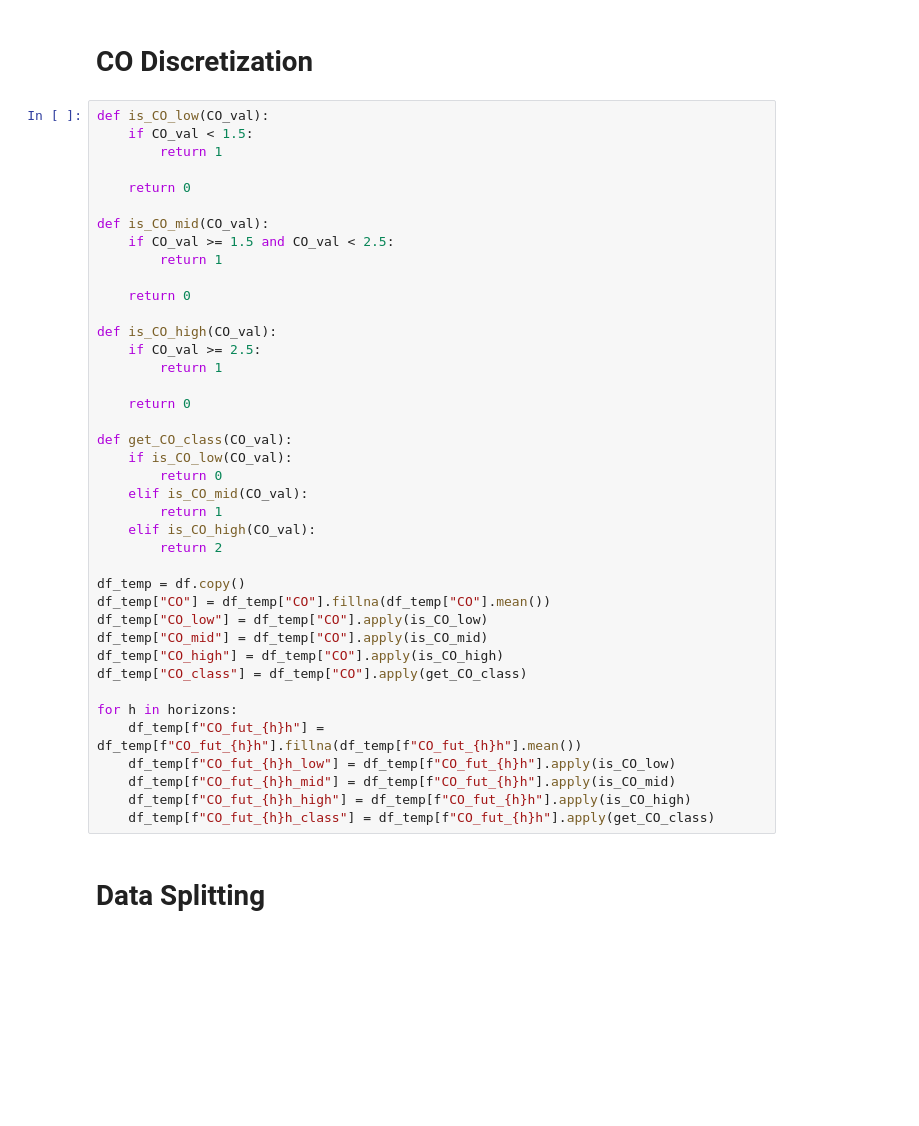
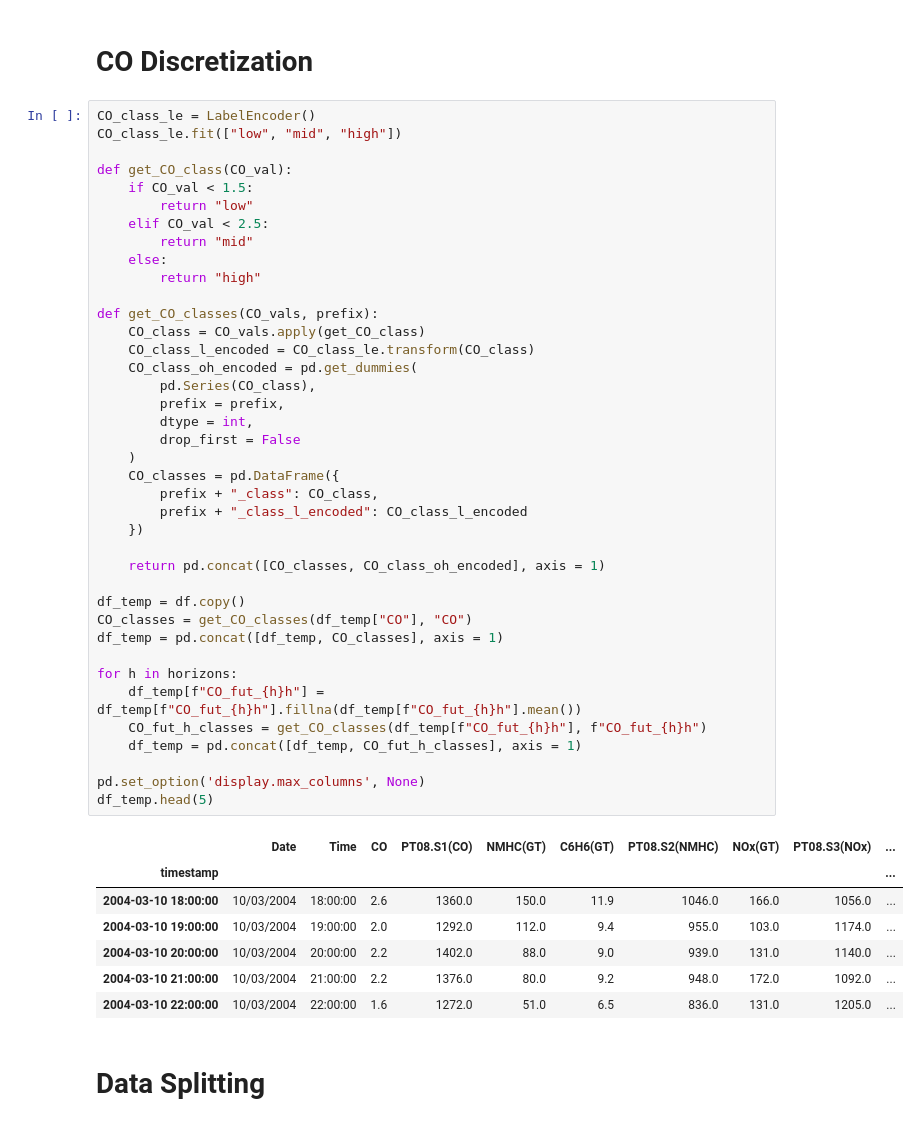
Before and after one commit to A-Ariyanto/COMP9417-group-project, a Jupyter notebook: classification_models.ipynb, the cells around one changed output. Cells and saved outputs as stored; diff of their text form; blank space fills up the shorter version.

```diff
--- a/classification_models.ipynb
+++ b/classification_models.ipynb
@@ -28,45 +25,52 @@ lags = [1, 2, 3, 24]
 # %% [markdown]
 # CO Discretization
 # %%
-def is_CO_low(CO_val):
-    if CO_val < 1.5:
-        return 1
-
-    return 0
-
-def is_CO_mid(CO_val):
-    if CO_val >= 1.5 and CO_val < 2.5:
-        return 1
-
-    return 0
-
-def is_CO_high(CO_val):
-    if CO_val >= 2.5:
-        return 1
-
-    return 0
+CO_class_le = LabelEncoder()
+CO_class_le.fit(["low", "mid", "high"])
 
 def get_CO_class(CO_val):
-    if is_CO_low(CO_val):
-        return 0
-    elif is_CO_mid(CO_val):
-        return 1
-    elif is_CO_high(CO_val):
-        return 2
+    if CO_val < 1.5:
+        return "low"
+    elif CO_val < 2.5:
+        return "mid"
+    else:
+        return "high"
+
+def get_CO_classes(CO_vals, prefix):
+    CO_class = CO_vals.apply(get_CO_class)
+    CO_class_l_encoded = CO_class_le.transform(CO_class)
+    CO_class_oh_encoded = pd.get_dummies(
+        pd.Series(CO_class),
+        prefix = prefix,
+        dtype = int,
+        drop_first = False
+    )
+    CO_classes = pd.DataFrame({
+        prefix + "_class": CO_class,
+        prefix + "_class_l_encoded": CO_class_l_encoded
+    })
+
+    return pd.concat([CO_classes, CO_class_oh_encoded], axis = 1)
 
 df_temp = df.copy()
-df_temp["CO"] = df_temp["CO"].fillna(df_temp["CO"].mean())
-df_temp["CO_low"] = df_temp["CO"].apply(is_CO_low)
-df_temp["CO_mid"] = df_temp["CO"].apply(is_CO_mid)
-df_temp["CO_high"] = df_temp["CO"].apply(is_CO_high)
-df_temp["CO_class"] = df_temp["CO"].apply(get_CO_class)
+CO_classes = get_CO_classes(df_temp["CO"], "CO")
+df_temp = pd.concat([df_temp, CO_classes], axis = 1)
 
 for h in horizons:
     df_temp[f"CO_fut_{h}h"] = df_temp[f"CO_fut_{h}h"].fillna(df_temp[f"CO_fut_{h}h"].mean())
-    df_temp[f"CO_fut_{h}h_low"] = df_temp[f"CO_fut_{h}h"].apply(is_CO_low)
-    df_temp[f"CO_fut_{h}h_mid"] = df_temp[f"CO_fut_{h}h"].apply(is_CO_mid)
-    df_temp[f"CO_fut_{h}h_high"] = df_temp[f"CO_fut_{h}h"].apply(is_CO_high)
-    df_temp[f"CO_fut_{h}h_class"] = df_temp[f"CO_fut_{h}h"].apply(get_CO_class)
+    CO_fut_h_classes = get_CO_classes(df_temp[f"CO_fut_{h}h"], f"CO_fut_{h}h")
+    df_temp = pd.concat([df_temp, CO_fut_h_classes], axis = 1)
+
+pd.set_option('display.max_columns', None)
+df_temp.head(5)
+# %% [output]
+|  | Date | Time | CO | PT08.S1(CO) | NMHC(GT) | C6H6(GT) | PT08.S2(NMHC) | NOx(GT) | PT08.S3(NOx) | ... |
+| timestamp |  |  |  |  |  |  |  |  |  | ... |
+| 2004-03-10 18:00:00 | 10/03/2004 | 18:00:00 | 2.6 | 1360.0 | 150.0 | 11.9 | 1046.0 | 166.0 | 1056.0 | ... |
+| 2004-03-10 19:00:00 | 10/03/2004 | 19:00:00 | 2.0 | 1292.0 | 112.0 | 9.4 | 955.0 | 103.0 | 1174.0 | ... |
+| 2004-03-10 20:00:00 | 10/03/2004 | 20:00:00 | 2.2 | 1402.0 | 88.0 | 9.0 | 939.0 | 131.0 | 1140.0 | ... |
+| 2004-03-10 21:00:00 | 10/03/2004 | 21:00:00 | 2.2 | 1376.0 | 80.0 | 9.2 | 948.0 | 172.0 | 1092.0 | ... |
+| 2004-03-10 22:00:00 | 10/03/2004 | 22:00:00 | 1.6 | 1272.0 | 51.0 | 6.5 | 836.0 | 131.0 | 1205.0 | ... |
 # %% [markdown]
 # Data Splitting
 # %%
```
Also changed, not shown: parts of 16 cells of this notebook, 3 other files.
